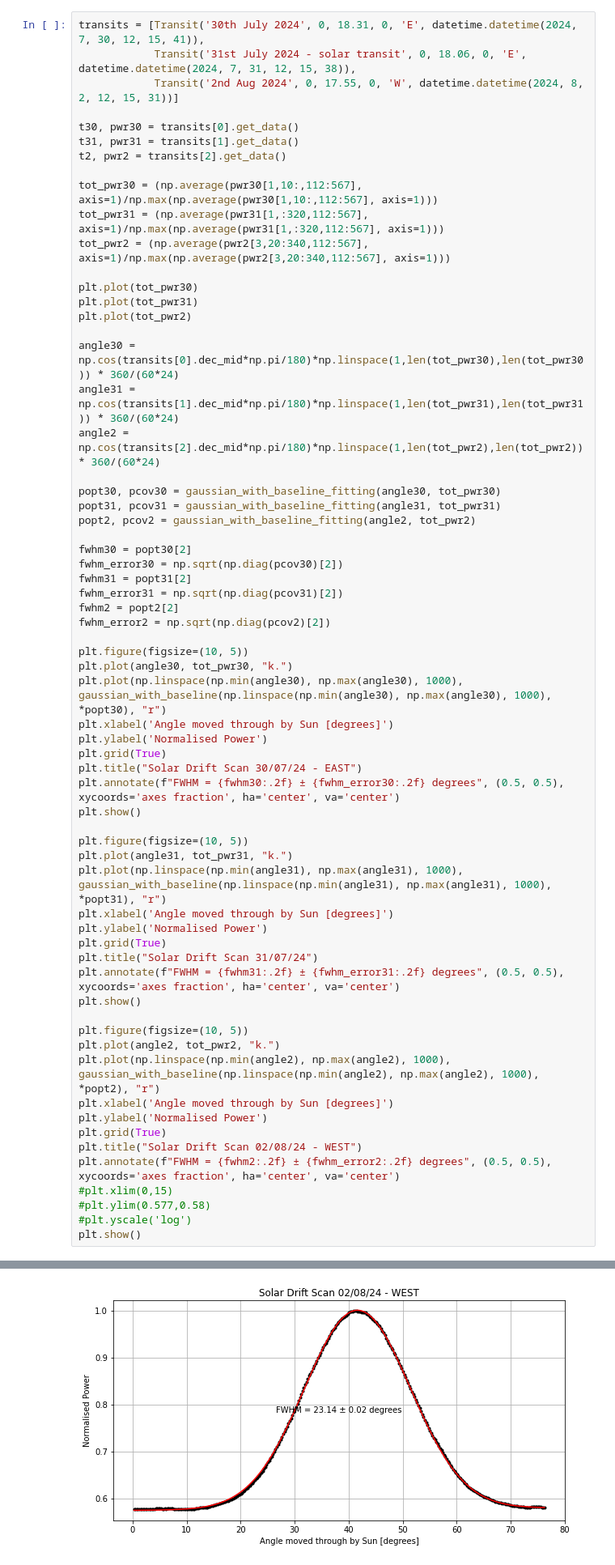
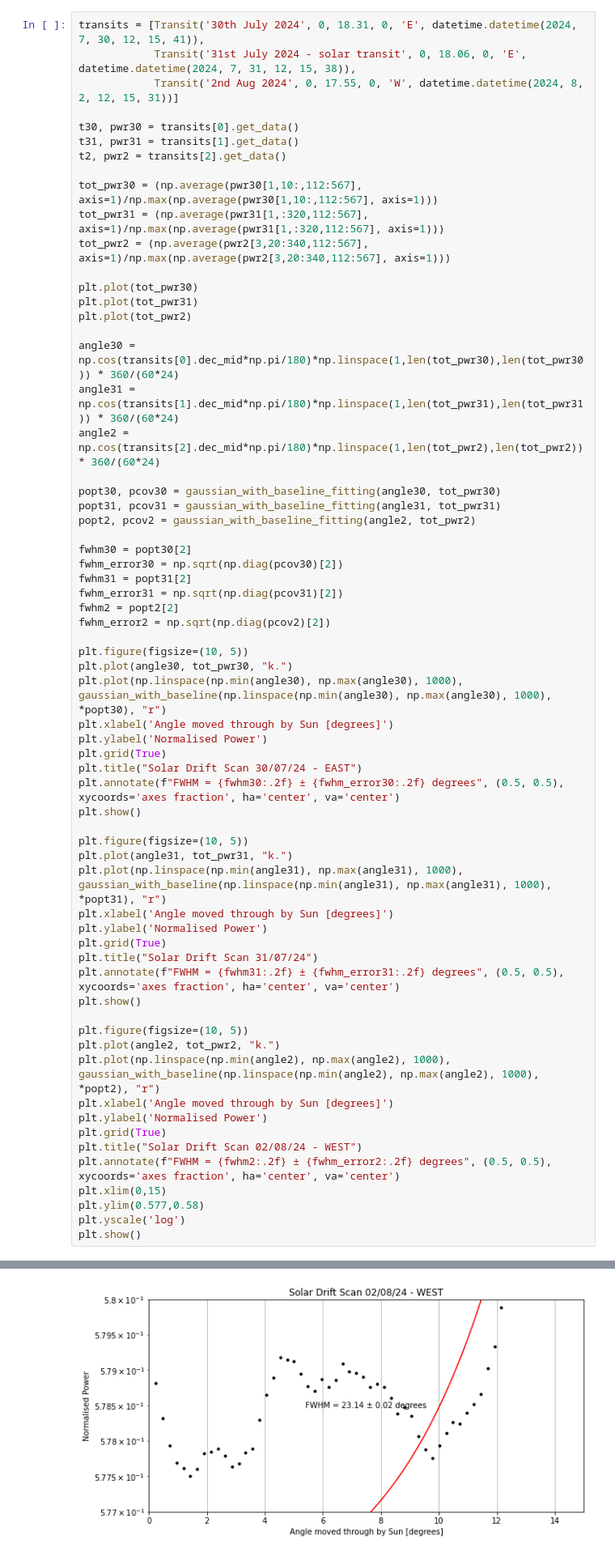
Before and after one commit to louis-hurrey/L-BASS, a Jupyter notebook: solar_transit_louis.ipynb, the cells around one changed output, grey strips where cells are left out. Shown at 81% size. Cells and saved outputs as stored; diff of their text form.

```diff
--- a/solar_transit_louis.ipynb
+++ b/solar_transit_louis.ipynb
@@ -239,37 +239,37 @@ plt.plot(np.linspace(np.min(angle30), np.max(angle30), 1000), gaussian_with_base
 plt.xlabel('Angle moved through by Sun [degrees]')
 plt.ylabel('Normalised Power')
 plt.grid(True)
 plt.title("Solar Drift Scan 30/07/24 - EAST")
 plt.annotate(f"FWHM = {fwhm30:.2f} ± {fwhm_error30:.2f} degrees", (0.5, 0.5), xycoords='axes fraction', ha='center', va='center')
 plt.show()
 
 plt.figure(figsize=(10, 5))
 plt.plot(angle31, tot_pwr31, "k.")
 plt.plot(np.linspace(np.min(angle31), np.max(angle31), 1000), gaussian_with_baseline(np.linspace(np.min(angle31), np.max(angle31), 1000), *popt31), "r")
 plt.xlabel('Angle moved through by Sun [degrees]')
 plt.ylabel('Normalised Power')
 plt.grid(True)
 plt.title("Solar Drift Scan 31/07/24")
 plt.annotate(f"FWHM = {fwhm31:.2f} ± {fwhm_error31:.2f} degrees", (0.5, 0.5), xycoords='axes fraction', ha='center', va='center')
 plt.show()
 
 plt.figure(figsize=(10, 5))
 plt.plot(angle2, tot_pwr2, "k.")
 plt.plot(np.linspace(np.min(angle2), np.max(angle2), 1000), gaussian_with_baseline(np.linspace(np.min(angle2), np.max(angle2), 1000), *popt2), "r")
 plt.xlabel('Angle moved through by Sun [degrees]')
 plt.ylabel('Normalised Power')
 plt.grid(True)
 plt.title("Solar Drift Scan 02/08/24 - WEST")
 plt.annotate(f"FWHM = {fwhm2:.2f} ± {fwhm_error2:.2f} degrees", (0.5, 0.5), xycoords='axes fraction', ha='center', va='center')
-#plt.xlim(0,15)
-#plt.ylim(0.577,0.58)
-#plt.yscale('log')
+plt.xlim(0,15)
+plt.ylim(0.577,0.58)
+plt.yscale('log')
 plt.show()
 # %% [output]
 [figure]
 [figure]
 [figure]
-[figure, old version]
+[figure, new version]
 # %%
 fwhm_freq = np.empty((457,2))
 fwhm_freq_error = np.empty((457,2))
```
Also changed, not shown: 2 other files.
